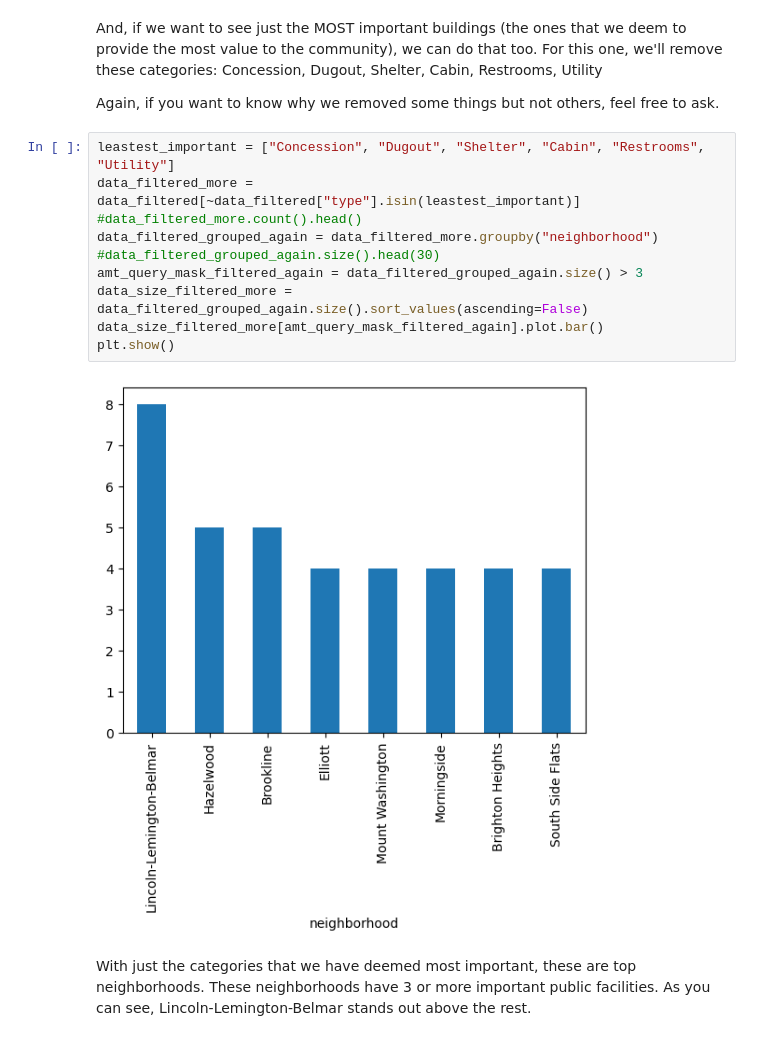
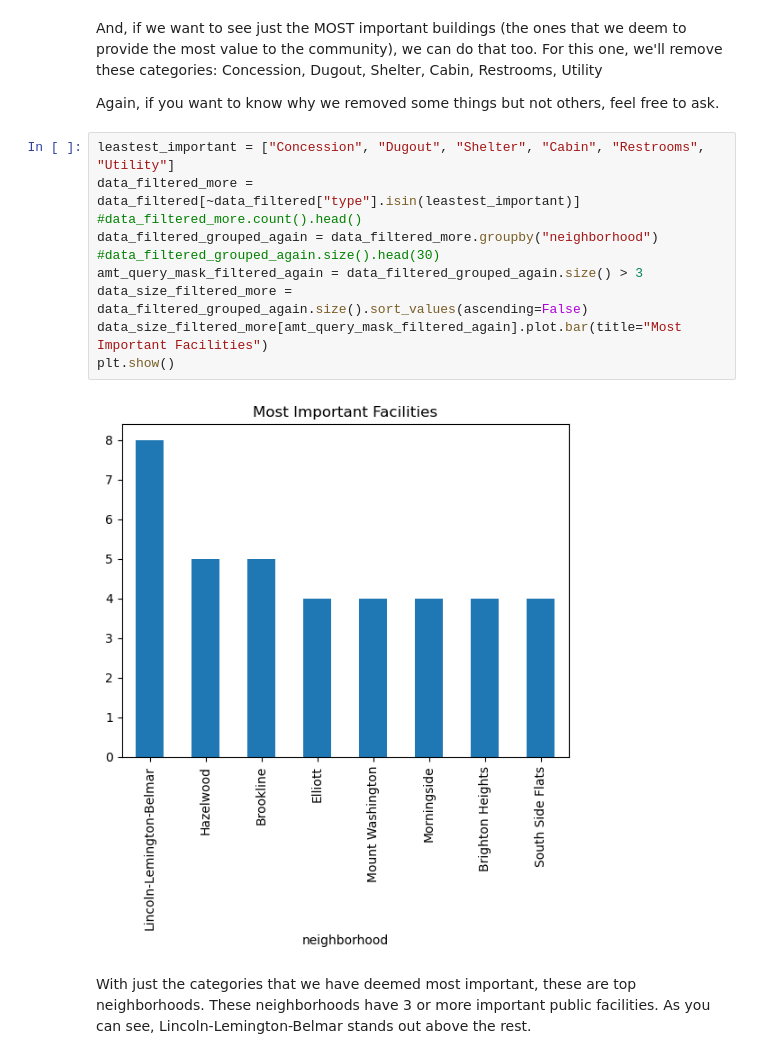
Before and after one commit to nlowman23/Final_Project_Group-31, a Jupyter notebook: jackprojectdata.ipynb, the cells around one changed output. Saved outputs shown, nothing was run; the diff lists cells and outputs as text.

```diff
--- a/jackprojectdata.ipynb
+++ b/jackprojectdata.ipynb
@@ -90,15 +90,15 @@ Again, if you want to know why we removed some things but not others, feel free
 # %%
 leastest_important = ["Concession", "Dugout", "Shelter", "Cabin", "Restrooms", "Utility"]
 data_filtered_more = data_filtered[~data_filtered["type"].isin(leastest_important)]
 #data_filtered_more.count().head()
 data_filtered_grouped_again = data_filtered_more.groupby("neighborhood")
 #data_filtered_grouped_again.size().head(30)
 amt_query_mask_filtered_again = data_filtered_grouped_again.size() > 3
 data_size_filtered_more = data_filtered_grouped_again.size().sort_values(ascending=False)
-data_size_filtered_more[amt_query_mask_filtered_again].plot.bar()
+data_size_filtered_more[amt_query_mask_filtered_again].plot.bar(title="Most Important Facilities")
 plt.show()
 # %% [output]
-[figure, old version]
+[figure, new version]
 # %% [markdown]
 With just the categories that we have deemed most important, these are top neighborhoods. These neighborhoods have 3 or more important public facilities. As you can see, Lincoln-Lemington-Belmar stands out above the rest.
 # %% [markdown]
```
Also changed, not shown: parts of 6 cells of this notebook.
